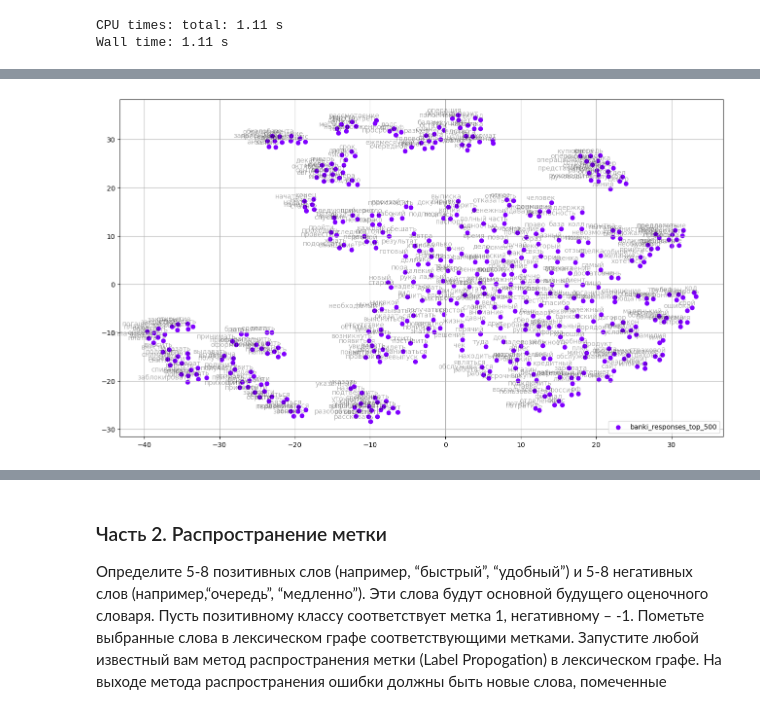
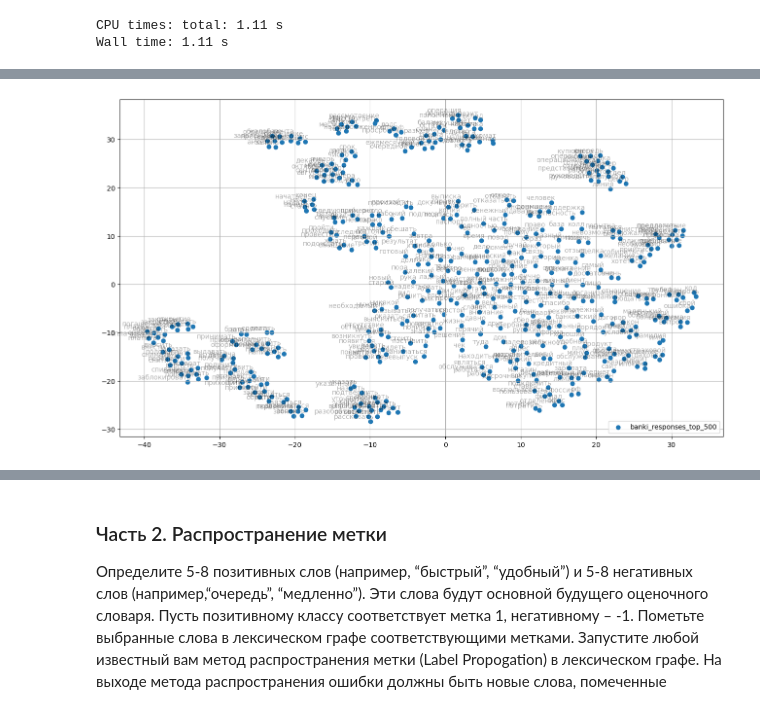
Before and after one commit to p-maksimova/sentiment-analysis-dict-hw, a Jupyter notebook: hw-3.ipynb, the cells around one changed output, grey strips where cells are left out. Drawn from its saved outputs; the diff is of its cells as text; code cells hidden in the pictures.

```diff
--- a/hw-3.ipynb
+++ b/hw-3.ipynb
@@ -85,7 +85,7 @@ memory usage: 10.7+ MB
 # формируем словарь стоп-слов
 mystopwords = stopwords.words('russian') + [
               'это', 'наш' , 'тыс', 'млн', 'млрд', 'также',  'т', 'д',
-              'который','прошлый','сей', 'свой', 'наш', 'мочь', 'такой', 'руб', 'г', 'всё', 'ешё']
+              'который','прошлый','сей', 'свой', 'наш', 'мочь', 'такой', 'руб', 'г', 'го', 'ого', 'аж' 'всё', 'ешё']
 
 # убераем пунктуацию
 def words_only(text: str) -> str:
@@ -247,18 +214,0 @@ tsne_plot('banki_responses_top_500', tsne_embeddings, words)
-# %%
-tsne_model = TSNE(perplexity=5, n_components=2, init='pca', n_iter=3500, random_state=42)
-tsne_embeddings = tsne_model.fit_transform(np.array(embeddings))
-
-def tsne_plot(label, embeddings, words=[], a=1):
-    plt.figure(figsize=(16, 9))
-    colors = cm.rainbow(np.linspace(0, 0, 1))
-    x = embeddings[:,0]
-    y = embeddings[:,1]
-    plt.scatter(x, y, c=colors, alpha=a, label=label)
-    for i, word in enumerate(words):
-        plt.annotate(word, alpha=0.3, xy=(x[i], y[i]), xytext=(5, 2),
-                     textcoords='offset points', ha='right', va='bottom', size=10)
-    plt.legend(loc=4)
-    plt.grid(True)
-    plt.show()
-
-tsne_plot('banki_responses_top_500', tsne_embeddings, words)
@@ -267,24 +215,30 @@ tsne_plot('banki_responses_top_500', tsne_embeddings, words)
 # %%
+words = []
+embeddings = []
+
+for word in Counter(corpus_words).most_common(500):
+    embeddings.append(w2v_model.wv[word[0]])
+    words.append(word[0])
+
 tsne_model = TSNE(perplexity=20, n_components=2, init='pca', n_iter=5000, random_state=42)
 tsne_embeddings = tsne_model.fit_transform(np.array(embeddings))
 tsne_embeddings = tsne_model.fit_transform(np.array(tsne_embeddings))
 
 def tsne_plot(label, embeddings, words=[], a=1):
     plt.figure(figsize=(16, 9))
-    colors = cm.rainbow(np.linspace(0, 0, 1))
     x = embeddings[:,0]
     y = embeddings[:,1]
-    plt.scatter(x, y, c=colors, alpha=a, label=label)
+    plt.scatter(x, y, alpha=a, label=label)
     for i, word in enumerate(words):
         plt.annotate(word, alpha=0.3, xy=(x[i], y[i]), xytext=(5, 2),
                      textcoords='offset points', ha='right', va='bottom', size=10)
     plt.legend(loc=4)
     plt.grid(True)
     plt.show()
 
 tsne_plot('banki_responses_top_500', tsne_embeddings, words)
 # %% [output]
-[figure, old version]
+[figure, new version]
 # %%
 keys = ['неделя', 'сегодня', 'начало', 'сотрудник', 'списание', 'банк', 'заявление', 'кредит', 'сайт', 'доброжелательный']
 
```
Also changed, not shown: parts of 10 cells of this notebook.
